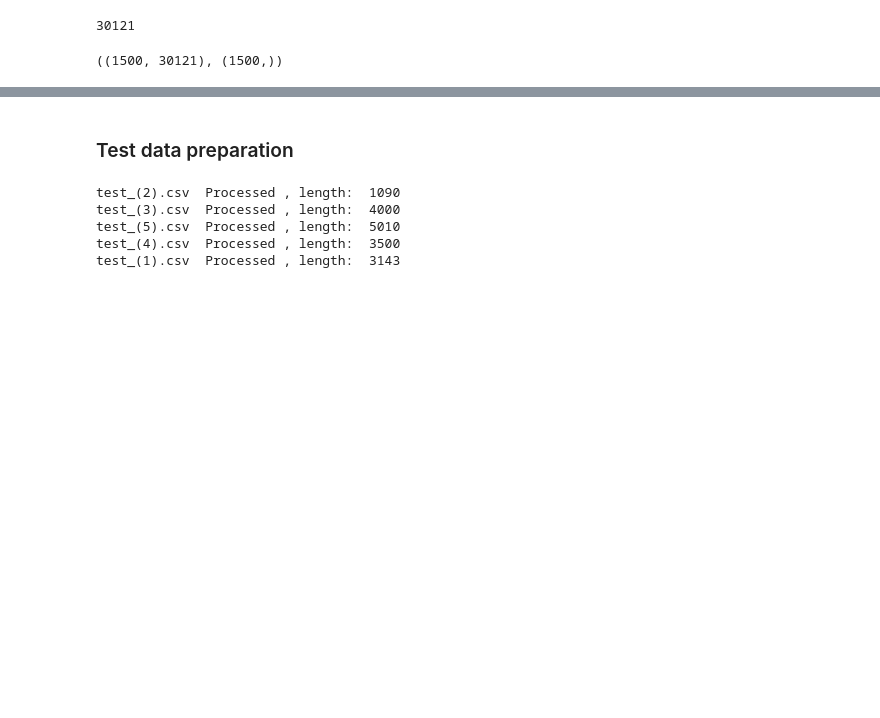
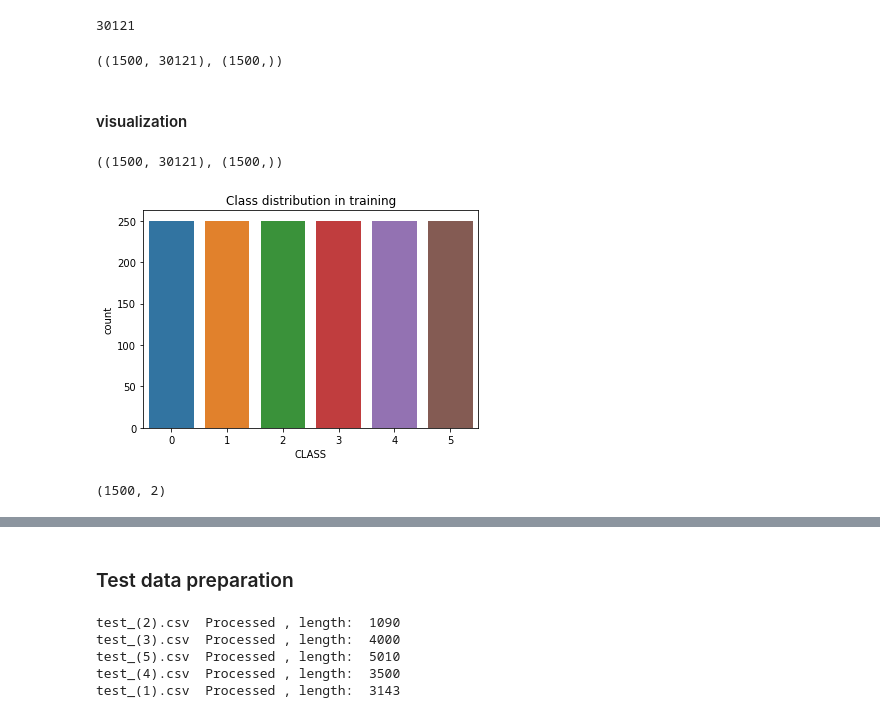
Before and after one commit to Moeinh77/Virus-DNA-classification-BERT, a Jupyter notebook: data_preparation.ipynb, the cells around one changed output, grey strips where cells are left out. Drawn from its saved outputs; the diff is of its cells as text; code cells hidden in the pictures; blank space fills up the shorter version.

Commit message:
- tsne and pca added for visualization of training - class distribution plots moved to data_preparation notebook

```diff
--- a/data_preparation.ipynb
+++ b/data_preparation.ipynb
@@ -78,3 +78,20 @@ with open('X_train_k'+str(KMER)+'.pkl', 'wb') as f:
     pickle.dump(X_train, f)
 with open('Y_train_k'+str(KMER)+'.pkl', 'wb') as f:
     pickle.dump(Y_train, f)
+# %% [markdown]
+#### visualization
+# %%
+with open('X_train_k3.pkl', 'rb') as f:
+    X_train = pickle.load(f)
+with open('Y_train_k3.pkl', 'rb') as f:
+    Y_train = pickle.load(f)
+
+X_train.shape, Y_train.shape
+# %% [output]
+((1500, 30121), (1500,))
+# %%
+sns.countplot(x = Y_train)
+plt.title('Class distribution in training')
+plt.show()
+# %% [output]
+[figure, added]
@@ -80,0 +121,5 @@ with open('Y_train_k'+str(KMER)+'.pkl', 'wb') as f:
+# %%
+X_embedded_tsne = TSNE(n_components=2, init='random').fit_transform(X_train)
+X_embedded_tsne.shape
+# %% [output]
+(1500, 2)
```
Also changed, not shown: parts of 6 cells of this notebook, 1 other file.
